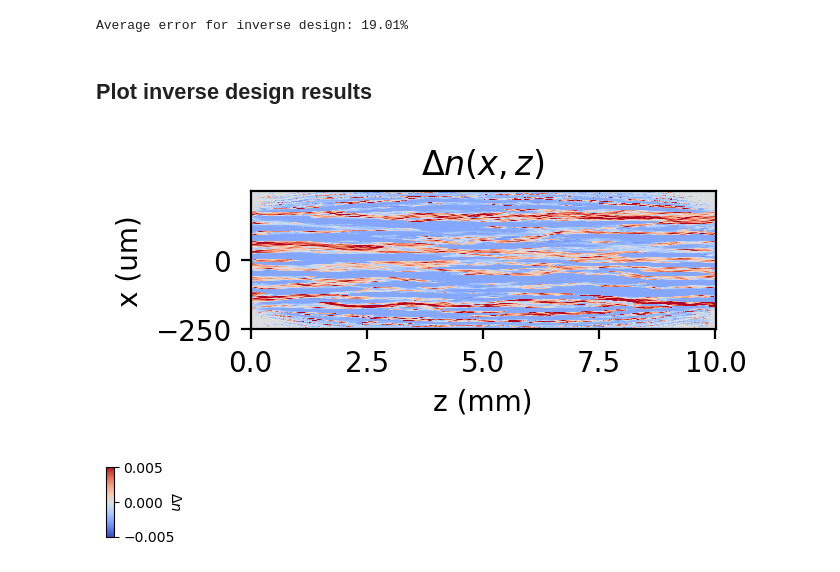
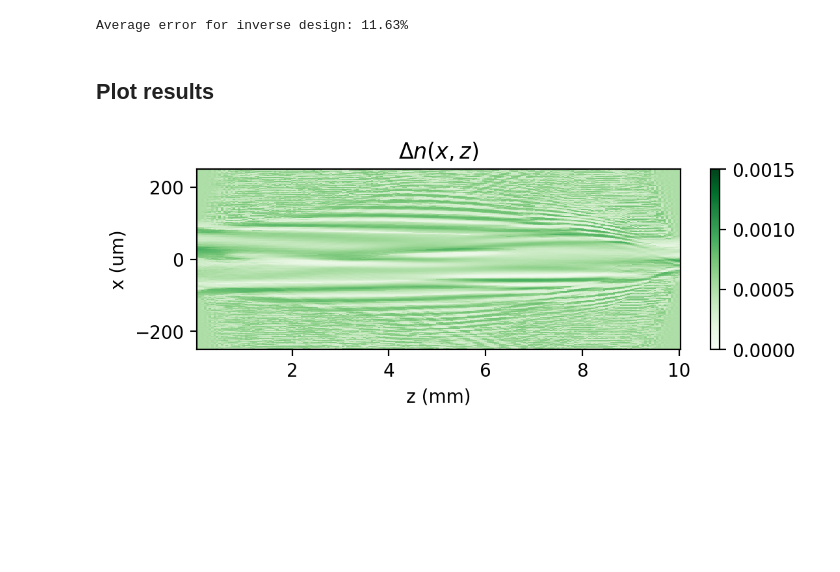
Before and after one commit to ms3452/2D-waveguide-demo-code, a Jupyter notebook: Notebook 6--Mismatched forward-backward pass.ipynb, the cells around one changed output. Cells and saved outputs as stored; diff of their text form; code cells hidden in the pictures; blank space fills up the shorter version.

```diff
--- a/Notebook 6--Mismatched forward-backward pass.ipynb
+++ b/Notebook 6--Mismatched forward-backward pass.ipynb
@@ -142,12 +0,0 @@ tdwg_pnn = TDwgNet(bpmsolver, wg, delta_n_val, modes, device, mode = 'pat')
-# %%
-inds_misalignment = wg.x2ind(6)-wg.x2ind(0)
-inputs = torch.eye(Nmodes, dtype=torch.complex128, device = device)@tdwg_pnn.input_modes
-inputs_misaligned = torch.roll(torch.eye(Nmodes, dtype=torch.complex128, device = device)@tdwg_pnn.input_modes, inds_misalignment, dims = -1)
-
-for ind_mode, mode in enumerate(modes):
-    plt.plot(x_axis, inputs[ind_mode].cpu(), color = cm.plasma(ind_mode/Nmodes))
-    plt.plot(x_axis, inputs_misaligned[ind_mode].cpu(), color = cm.plasma(ind_mode/Nmodes))
-
-plt.legend(loc = 'upper right')
-plt.xlabel('x (um)')
-plt.title('Nominal vs misaligned inputs')
@@ -206,0 +116,4 @@ loss_list = run_training_loop(tdwg_pnn, U_target, iterations, lr, batch_size = 1
+# %%
+# We use Gaussian beams as our "modes"
+input_modes = torch.vstack([gaussian_beam(x_axis, mu, w0) for mu in np.linspace(mode_x_min, mode_x_max, Nmodes)])
+output_modes = make_HG_modes(x_axis, x_center=0, w0 = w0, n = 2)
@@ -206,0 +157,6 @@ loss_list = run_training_loop(tdwg_pnn, U_target, iterations, lr, batch_size = 1
+# %%
+bpmsolver = BPMSplitStepSolver(x_axis, z_axis, neff)
+tdwg_pnn = TDwgNet(bpmsolver, wg, delta_n_val, input_modes, output_modes, device, mode = 'pat')
+optimizer = optim.Adam(tdwg_pnn.parameters(), lr=lr)
+scheduler = optim.lr_scheduler.ExponentialLR(optimizer, gamma=gamma)
+tdwg_pnn.train()
@@ -218,34 +213,28 @@ with torch.no_grad():
 # %%
+# perform a forward-pass with monitor = True to visualize internal optical fields
+with torch.no_grad():
+    U_num_inv = tdwg_pnn.forward_internal(torch.eye(Nmodes, dtype = torch.complex64), tdwg_pnn.mod, monitor = True)
+
 avg_error_inv = torch.mean(torch.abs(U_num_inv-U_target))/torch.mean(torch.abs(U_target)) * 100
 print(f"Average error for inverse design: {avg_error_inv:.2f}%")
 # %% [output]
-Average error for inverse design: 19.01%
+Average error for inverse design: 11.63%
 # %% [markdown]
-## Plot inverse design results
+## Plot results
 # %%
 def plot_delta_n(z_axis, x_axis, delta_n, vmax):
-    figsize_deltan = (3, 1.5*3/5)
+    figsize_deltan = (2*3, 2*1.5*3/5)
     fig_main, ax = plt.subplots(figsize=figsize_deltan, dpi=200)
-    img = plt.pcolormesh(z_axis/1000, x_axis, np.real(delta_n.T), cmap="coolwarm", vmax=vmax, vmin=-vmax)
+    img = plt.pcolormesh(z_axis/1000, x_axis, np.real(delta_n.T), cmap="Greens", vmax=vmax, vmin=0)
     plt.ylim(x_axis.min(), x_axis.max())
     plt.xlabel("z (mm)")
     plt.ylabel("x (um)")
     plt.title(r"$\Delta n(x, z)$")
+    plt.colorbar()
 
-    visible_ticks = [tick for tick in ax.get_xticks() if ax.get_xlim()[0] <= tick <= ax.get_xlim()[1]]
-    visible_ticks = [0] + visible_ticks  # Add 0 to the visible ticks
-    ax.set_xticks(visible_ticks)
-
-    # Create a separate figure for the colorbar
-    fig_cbar = plt.figure(figsize=(0.1, figsize_deltan[1]))
-    cbar = plt.colorbar(img, cax=plt.gca())
-    cbar.set_label(r'$\Delta n$', rotation=270, labelpad=5)  # Reduced labelpad from 15 to 5
-
-    # Display both figures
     plt.show()
 # %%
-delta_n_inv = delta_n_val*(torch.clip(tdwg_pnn.mod.detach().cpu(), -0.5, 0.5))
-plot_delta_n(wg.z_axis, wg.x_axis, delta_n_inv, delta_n_val/2)
+delta_n_inv = delta_n_val*(torch.clip(tdwg_pnn.mod.detach().cpu(), 0., 1.))
+plot_delta_n(wg.z_axis, wg.x_axis, delta_n_inv, 1.5*delta_n_val)
 # %% [output]
-[figure, old version]
+[figure, new version]
-[figure, removed]
```
Also changed, not shown: parts of 42 cells of this notebook, 5 other files.
